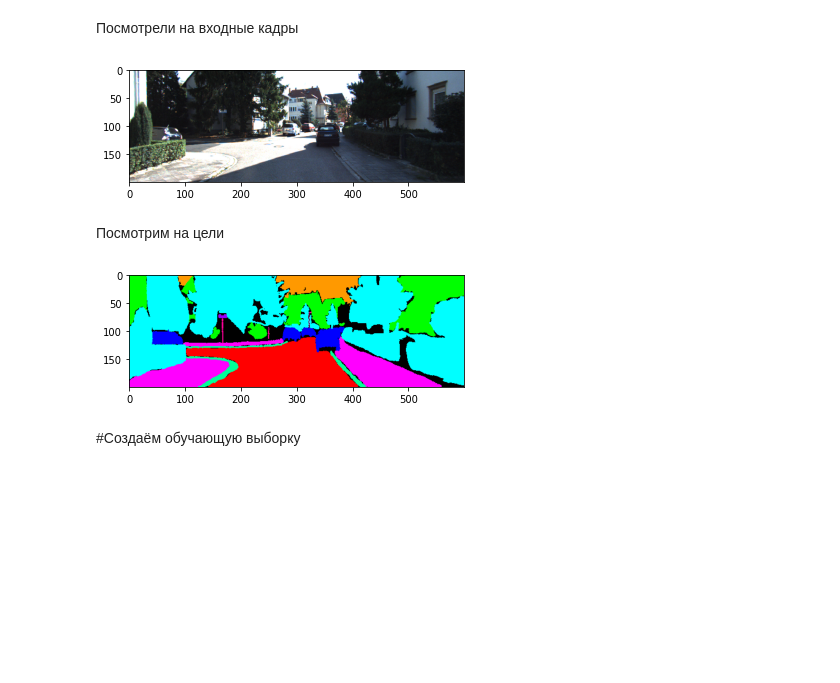
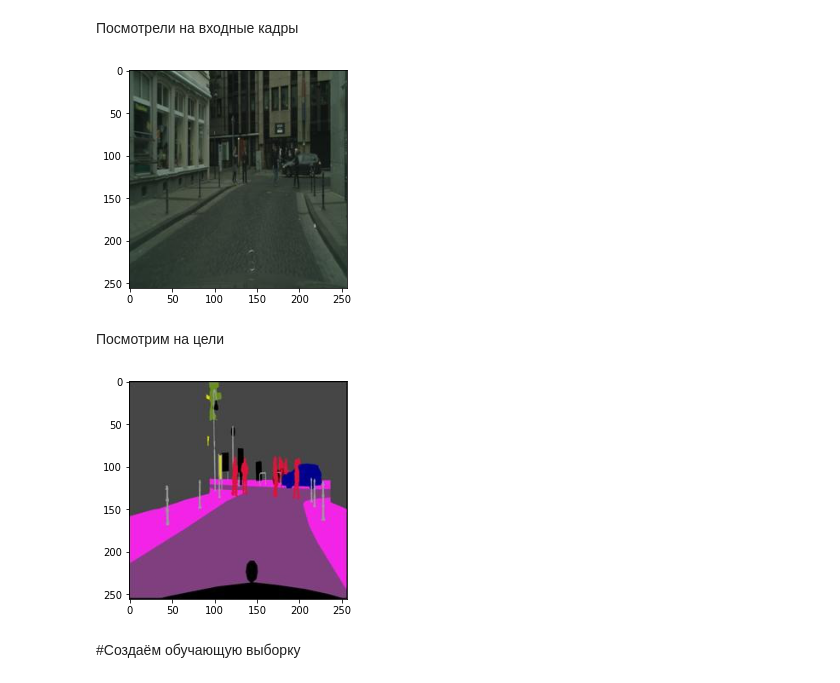
Before and after one commit to mkorlyakova/segment-cityScape, a Jupyter notebook: city_Scapes_Сегментация_ipynb".ipynb, the cells around one changed output. Cells and saved outputs as stored; diff of their text form; code cells hidden in the pictures; blank space fills up the shorter version.

```diff
--- a/city_Scapes_Сегментация_ipynb".ipynb
+++ b/city_Scapes_Сегментация_ipynb".ipynb
@@ -82,6 +97,5 @@ cloned-repo  images  labels  sample_data
 Прочитаем списки наших файлов (проверить идентичность, если имена одинаковые или собрать порядок чтения любым доступным способом)
 # %%
 import os, fnmatch
-imag = os.listdir('/content/images/')
-imag_label = os.listdir('/content/labels/')
+imag = os.listdir('/content/image/')
 # %%
@@ -117,0 +116,3 @@ PAHT_image = '/content/images/'
+# %%
+
+PAHT_image = '/content/image/'
@@ -120,5 +123,9 @@ images = []
 segments = []
 image_size = (200,600)
 for i_name in imag:
-  images.append(image.load_img(PAHT_image+i_name ,target_size=image_size))
-  segments.append(image.load_img(PAHT_label+i_name, target_size=image_size))
+  img = image.load_img(PAHT_image+i_name )
+  img = image.img_to_array(img)
+  image_=img[:,:img.shape[1]// 2,:]/255
+  segment_=img[:,(img.shape[1] // 2):,:]
+  images.append(image_)
+  segments.append(segment_)
@@ -125,17 +137,17 @@ for i_name in imag:
 # %% [markdown]
 Посмотрели на входные кадры
 # %%
-plt.imshow(images[0].convert('RGBA'))
+plt.imshow(images[0])
 plt.show()
 # %% [output]
-[figure, old version]
+[figure, new version]
 # %% [markdown]
 Посмотрим на цели
 # %%
-plt.imshow(segments[0].convert('RGBA'))
+plt.imshow( segments[0]/255)
 plt.show()
 # %% [output]
-[figure, old version]
+[figure, new version]
 # %% [markdown]
 #Создаём обучающую выборку
 # %% [markdown]
```
Also changed, not shown: parts of 59 cells of this notebook.
